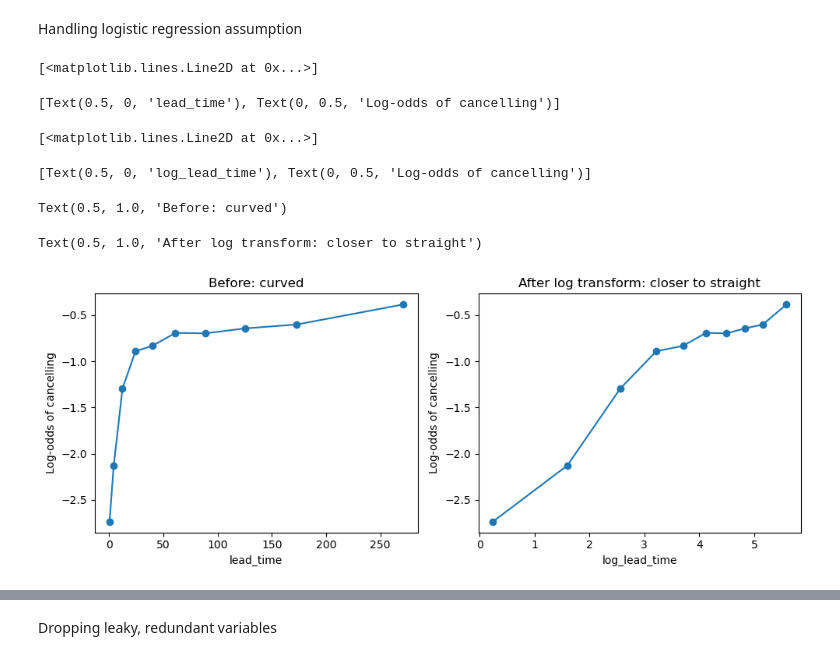
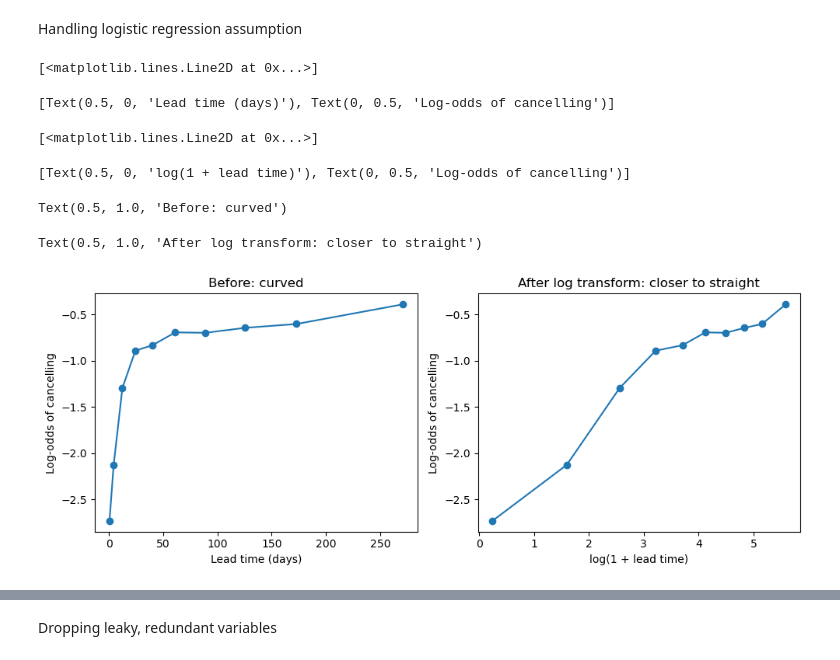
Before and after one commit to ErikS234/DSA312-Group-Project, a Jupyter notebook: Team Project.ipynb, the cells around one changed output, grey strips where cells are left out. Drawn from its saved outputs; the diff is of its cells as text; code cells hidden in the pictures.

```diff
--- a/Team Project.ipynb
+++ b/Team Project.ipynb
@@ -123,0 +163,24 @@ pd.crosstab(df["meal"], df["hotel"]).assign(cancel_rate=df.groupby("meal")["is_c
+# %%
+# Number of observations with zero total nights recorded
+total_nights = df["stays_in_weekend_nights"] + df["stays_in_week_nights"]
+# Investigate bookings with adr == 0
+zero = df["adr"] == 0
+paid_zero = zero & (total_nights > 0) & (df["market_segment"] != "Complementary")
+
+# Cancellation rate and size of each adr == 0 group
+groups = {
+    "Paid (ADR > 0)": ~zero,
+    "Day-use (0 nights)": zero & (total_nights == 0),
+    "Complimentary": zero & (total_nights > 0) & (df["market_segment"] == "Complementary"),
+    "Other zero-rate": paid_zero,
+}
+
+tableA4 = pd.DataFrame({
+    name: {"Bookings": mask.sum(),
+           "Cancellation rate": f"{df.loc[mask, 'is_canceled'].mean():.1%}"}
+    for name, mask in groups.items()
+}).T
+tableA4
+
+# 402 adr == 0 bookings are mostly groups and tour operators, likely priced as packages
+df.loc[paid_zero, "market_segment"].value_counts()
@@ -286,0 +426,4 @@ Country categorisation
+# %%
+# Drop bookings with no adults, large group bookings, and the single extreme outlier (adr = 5,400)
+df = df[(df["adults"] > 0) & (df["adr"] != 5400)].copy()
+df = df[df["adults"] <= 4].copy()
@@ -287,4 +432,5 @@ Country categorisation
 # %%
 df["country"] = df["country"].fillna("Unknown")
-top_countries = df["country"].value_counts().nlargest(10).index
-df["country_grp"] = df["country"].where(df["country"].isin(top_countries) | (df["country"] == "Unknown"), "Other")
+
+# 3 bookings have missing children
+df["children"] = df["children"].fillna(0)
@@ -306,6 +444,9 @@ df["market_segment"] = df["market_segment"].replace("Undefined", "Online TA")
 # %% [markdown]
 Sparse categorical variables
 # %%
+top_countries = df["country"].value_counts().nlargest(10).index
+df["country_grp"] = df["country"].where(df["country"].isin(top_countries) | (df["country"] == "Unknown"), "Other")
+
 df["has_company"] = df["company"].notna().astype(int)
 
 # Keep agents with >= 1% of bookings; the rest are "Other", missing is "None"
@@ -316,5 +457,8 @@ df["top_agent"] = (
     .where(df["agent"].isin(top_agents), "Other")
     .where(df["agent"].notna(), "None")
 )
+
+# Merge room types too rare to learn from (L, P) into the most common type, A
+df["reserved_room_type"] = df["reserved_room_type"].replace(["L", "P"], "A")
 # %% [markdown]
 Handling logistic regression assumption
@@ -329,18 +466,19 @@ df["has_changes"] = (df["booking_changes"] > 0).astype(int)
 df["log_lead_time"] = np.log1p(df["lead_time"])
 # %%
 fig, ax = plt.subplots(1, 2, figsize=(10, 4))
-for a, col in zip(ax, ["lead_time", "log_lead_time"]):
+for a, col, label in zip(ax, ["lead_time", "log_lead_time"],
+                         ["Lead time (days)", "log(1 + lead time)"]):
     g = df.groupby(pd.qcut(df[col], 10, duplicates="drop"), observed=True).agg(
         x=(col, "mean"), p=("is_canceled", "mean"))
     a.plot(g["x"], np.log(g["p"] / (1 - g["p"])), "o-")
-    a.set(xlabel=col, ylabel="Log-odds of cancelling")
+    a.set(xlabel=label, ylabel="Log-odds of cancelling")
 ax[0].set_title("Before: curved"); ax[1].set_title("After log transform: closer to straight")
 plt.tight_layout(); plt.show()
 # %% [output]
 [<matplotlib.lines.Line2D at 0x...>]
-[Text(0.5, 0, 'lead_time'), Text(0, 0.5, 'Log-odds of cancelling')]
+[Text(0.5, 0, 'Lead time (days)'), Text(0, 0.5, 'Log-odds of cancelling')]
 [<matplotlib.lines.Line2D at 0x...>]
-[Text(0.5, 0, 'log_lead_time'), Text(0, 0.5, 'Log-odds of cancelling')]
+[Text(0.5, 0, 'log(1 + lead time)'), Text(0, 0.5, 'Log-odds of cancelling')]
 Text(0.5, 1.0, 'Before: curved')
 Text(0.5, 1.0, 'After log transform: closer to straight')
-[figure, old version]
+[figure, new version]
```
Also changed, not shown: parts of 63 cells of this notebook, 1 other file.
